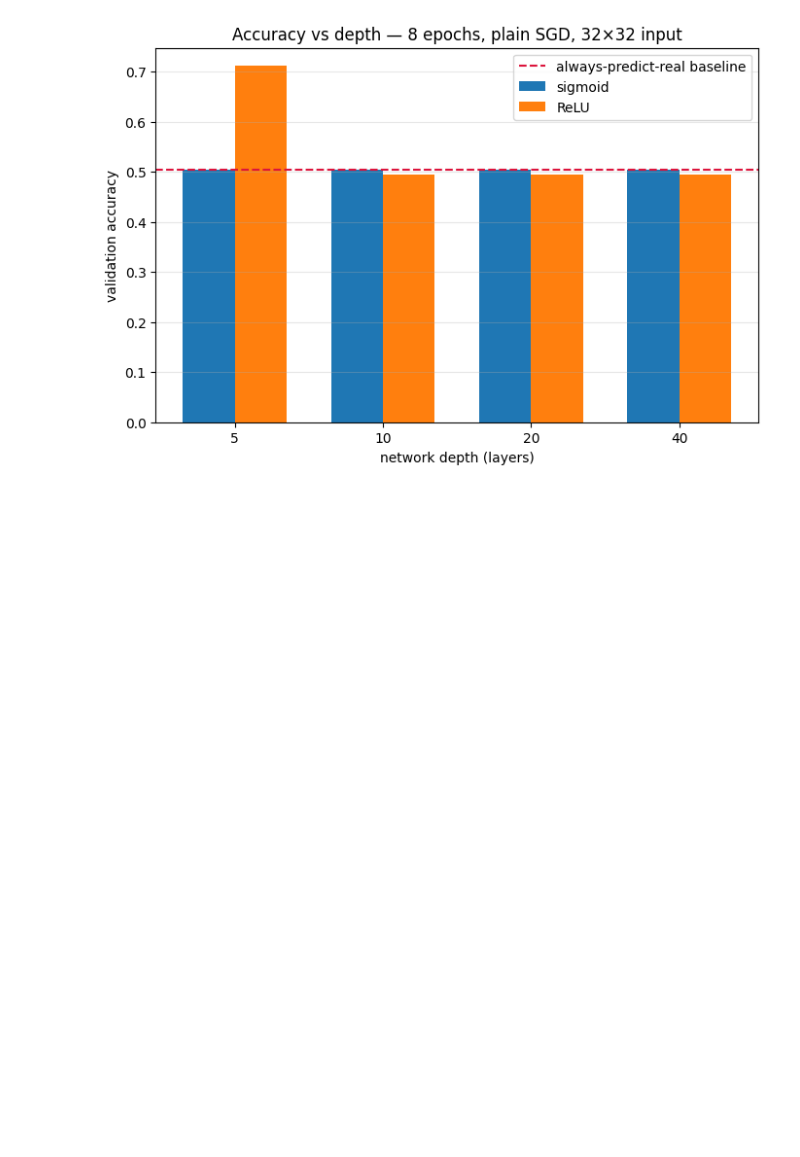
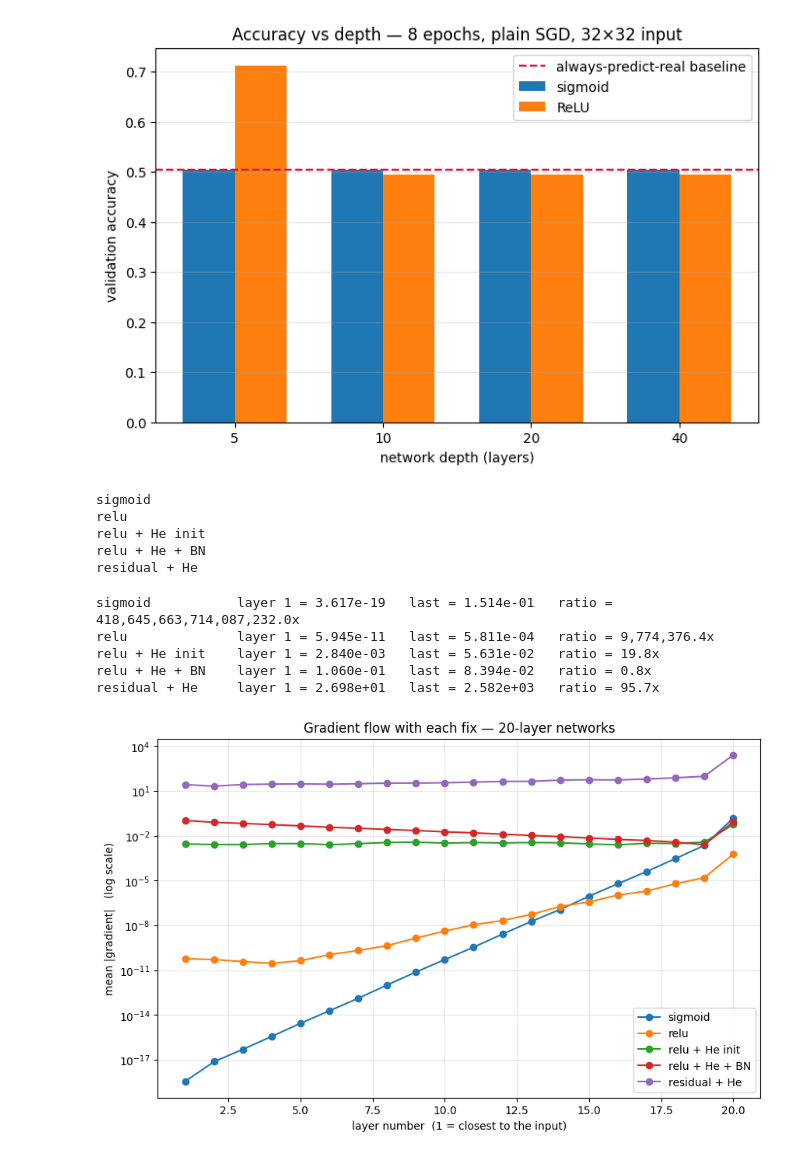
Before and after one commit to HarshitPandey-2021/blindspot, a Jupyter notebook: notebooks/04-detector.ipynb, the cells around one changed output. Saved outputs shown, nothing was run; the diff lists cells and outputs as text; code cells hidden in the pictures; blank space fills up the shorter version.

```diff
--- a/notebooks/04-detector.ipynb
+++ b/notebooks/04-detector.ipynb
@@ -716,3 +716,81 @@ plt.savefig("/kaggle/working/accuracy_by_depth.png", dpi=150, bbox_inches="tight
 plt.show()
 # %% [output]
 [figure]
+# %%
+def init_he(model):
+    """He initialisation - scales starting weights for ReLU so the signal
+       doesn't shrink layer by layer."""
+    for m in model.modules():
+        if isinstance(m, nn.Linear):
+            nn.init.kaiming_normal_(m.weight, nonlinearity="relu")
+            nn.init.zeros_(m.bias)
+    return model
+
+def make_mlp_bn(depth, width=128):
+    """ReLU + batch normalization after every layer."""
+    layers = [nn.Flatten(), nn.Linear(IN, width), nn.BatchNorm1d(width), nn.ReLU()]
+    for _ in range(depth - 2):
+        layers += [nn.Linear(width, width), nn.BatchNorm1d(width), nn.ReLU()]
+    layers += [nn.Linear(width, 2)]
+    return nn.Sequential(*layers).to(device)
+
+class Residual(nn.Module):
+    """y = x + ReLU(Wx).  The +x is the shortcut: at an addition node the
+       gradient passes through UNCHANGED, bypassing the multiplication chain."""
+    def __init__(self, width):
+        super().__init__()
+        self.fc = nn.Linear(width, width)
+        self.act = nn.ReLU()
+    def forward(self, x):
+        return x + self.act(self.fc(x))
+
+def make_mlp_res(depth, width=128):
+    layers = [nn.Flatten(), nn.Linear(IN, width), nn.ReLU()]
+    layers += [Residual(width) for _ in range(depth - 2)]
+    layers += [nn.Linear(width, 2)]
+    return nn.Sequential(*layers).to(device)
+
+def grad_profile(model, X, Y, bs=128):
+    """Mean |gradient| at each Linear layer, from one backward pass.
+       Uses .modules() so it finds Linears inside Residual blocks too."""
+    loss = nn.CrossEntropyLoss()(model(X[:bs]), Y[:bs])
+    model.zero_grad(); loss.backward()
+    return [m.weight.grad.abs().mean().item()
+            for m in model.modules() if isinstance(m, nn.Linear)]
+
+CONFIGS = {
+    "sigmoid":          lambda d: make_mlp(d, nn.Sigmoid),
+    "relu":             lambda d: make_mlp(d, nn.ReLU),
+    "relu + He init":   lambda d: init_he(make_mlp(d, nn.ReLU)),
+    "relu + He + BN":   lambda d: init_he(make_mlp_bn(d)),
+    "residual + He":    lambda d: init_he(make_mlp_res(d)),
+}
+print("\n".join(CONFIGS))
+# %% [output]
+sigmoid
+relu
+relu + He init
+relu + He + BN
+residual + He
+# %%
+plt.figure(figsize=(10, 6))
+for name, build in CONFIGS.items():
+    torch.manual_seed(0)
+    g = grad_profile(build(20), Xtr_s, Ytr)
+    print(f"{name:16s}  layer 1 = {g[0]:.3e}   last = {g[-1]:.3e}   "
+          f"ratio = {g[-1]/g[0]:,.1f}x")
+    plt.semilogy(range(1, len(g)+1), g, marker="o", label=name)
+
+plt.xlabel("layer number  (1 = closest to the input)")
+plt.ylabel("mean |gradient|   (log scale)")
+plt.title("Gradient flow with each fix — 20-layer networks")
+plt.legend(); plt.grid(True, alpha=0.3)
+plt.savefig("/kaggle/working/grad_fixes_20layer.png", dpi=150, bbox_inches="tight")
+plt.show()
+# %% [output]
+sigmoid           layer 1 = 3.617e-19   last = 1.514e-01   ratio = 418,645,663,714,087,232.0x
+relu              layer 1 = 5.945e-11   last = 5.811e-04   ratio = 9,774,376.4x
+relu + He init    layer 1 = 2.840e-03   last = 5.631e-02   ratio = 19.8x
+relu + He + BN    layer 1 = 1.060e-01   last = 8.394e-02   ratio = 0.8x
+residual + He     layer 1 = 2.698e+01   last = 2.582e+03   ratio = 95.7x
+[figure, added]
```
Also changed, not shown: parts of 5 cells of this notebook, 3 other files.
